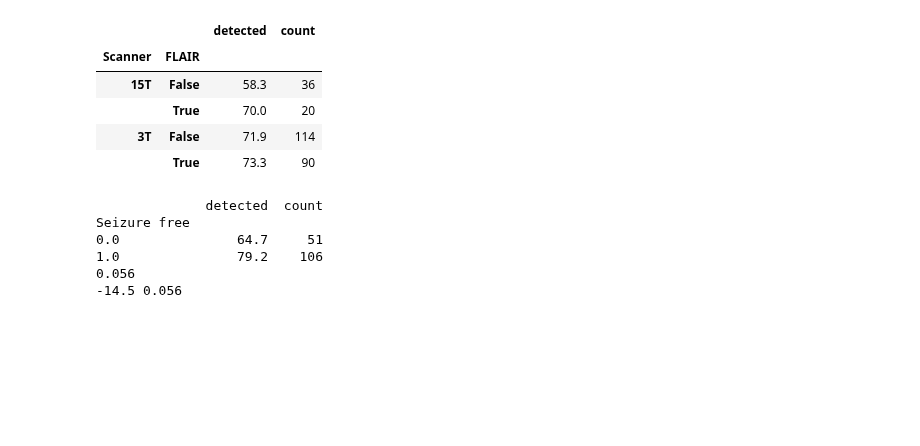
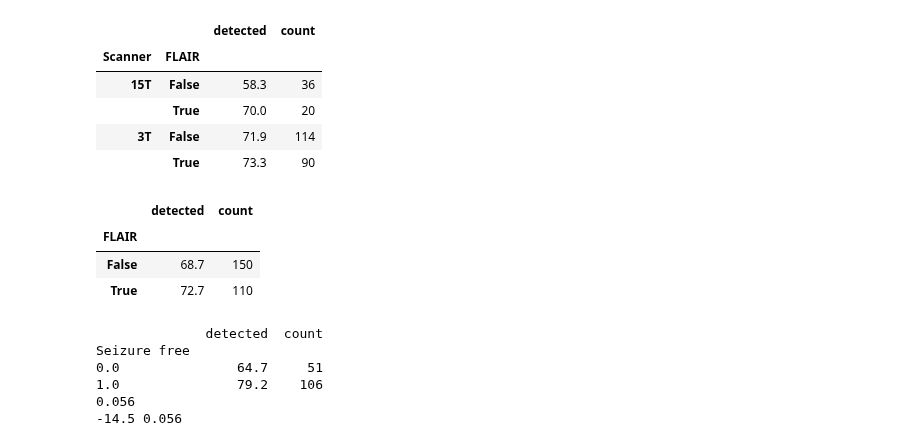
Before and after one commit to MELDProject/meld_graph, a Jupyter notebook: notebooks/compare_results_MLP.ipynb, the cells around one changed output. Cells and saved outputs as stored; diff of their text form; code cells hidden in the pictures; blank space fills up the shorter version.

```diff
--- a/notebooks/compare_results_MLP.ipynb
+++ b/notebooks/compare_results_MLP.ipynb
@@ -451,9 +451,10 @@ flair_array=[]
 group_array=[]
 sf_array=[]
 mri_negative_array=[]
+surgery_array=[]
 for subject in df_model['ID']:
     subj = MeldSubject(subject, cohort)
-    age, sex, histo, site, sf, mri_negative = subj.get_demographic_features(["Age at preoperative", "Sex", "Histology", "Site", "Seizure free", "Ever reported MRI negative"])
+    age, sex, histo, site, sf, mri_negative, surgery = subj.get_demographic_features(["Age at preoperative", "Sex", "Histology", "Site", "Seizure free", "Ever reported MRI negative", "Surgery"])
     scanner_array.append(subj.scanner)
     age_array.append(age)
     sex_array.append(sex)
@@ -462,6 +463,7 @@ for subject in df_model['ID']:
     sf_array.append(sf)
     flair_array.append(subj.has_flair)
     mri_negative_array.append(mri_negative)
+    surgery_array.append(surgery)
 
 
 df_model['Age at preoperative']=age_array
@@ -472,6 +474,7 @@ df_model['Scanner']=scanner_array
 df_model['FLAIR']=flair_array
 df_model['Seizure free']=sf_array
 df_model['Ever reported MRI negative'] = mri_negative_array
+df_model['Operated'] = surgery_array
 
 df_model.head()
 # %% [output]
@@ -482,7 +485,7 @@ df_model.head()
 | 3 | MELD_H2_15T_FCD_0007 | True | True | 0 | 1 | 2058 | 3928 | 205 | ... |
 | 4 | MELD_H2_15T_FCD_0008 | True | True | 0 | 1 | 103 | 52023 | 867 | ... |
 # %%
-pat = df_model[df_model['group']==True]
+pat = df_model[df_model['group']==True].copy()
 # %%
 def compute_pval(df_var,diff_orig, var='Seizure free'):
     diffs = []
@@ -528,6 +531,21 @@ disp_df
 |  | True | 70.0 | 20 |
 | 3T | False | 71.9 | 114 |
 |  | True | 73.3 | 90 |
+# %%
+disp_df=pd.DataFrame(100*pat.groupby(['FLAIR']).mean()['detected']).round(1)
+disp_df['count'] = pat.groupby(['FLAIR']).count()['detected']
+disp_df
+
+# #get difference and pval
+# diff_orig = disp_df['detected'].values[0]-disp_df['detected'].values[1]
+# var='FLAIR'
+# pval= compute_pval(pat[['detected',var]], diff_orig, var=var)
+# print(diff_orig, pval)
+# %% [output]
+|  | detected | count |
+| FLAIR |  |  |
+| False | 68.7 | 150 |
+| True | 72.7 | 110 |
 # %%
 disp_df=pd.DataFrame(100*pat.groupby(['Seizure free']).mean()['detected']).round(1)
 disp_df['count'] = pat.groupby(['Seizure free']).count()['detected']
```
Also changed, not shown: parts of 1 cell of this notebook.
